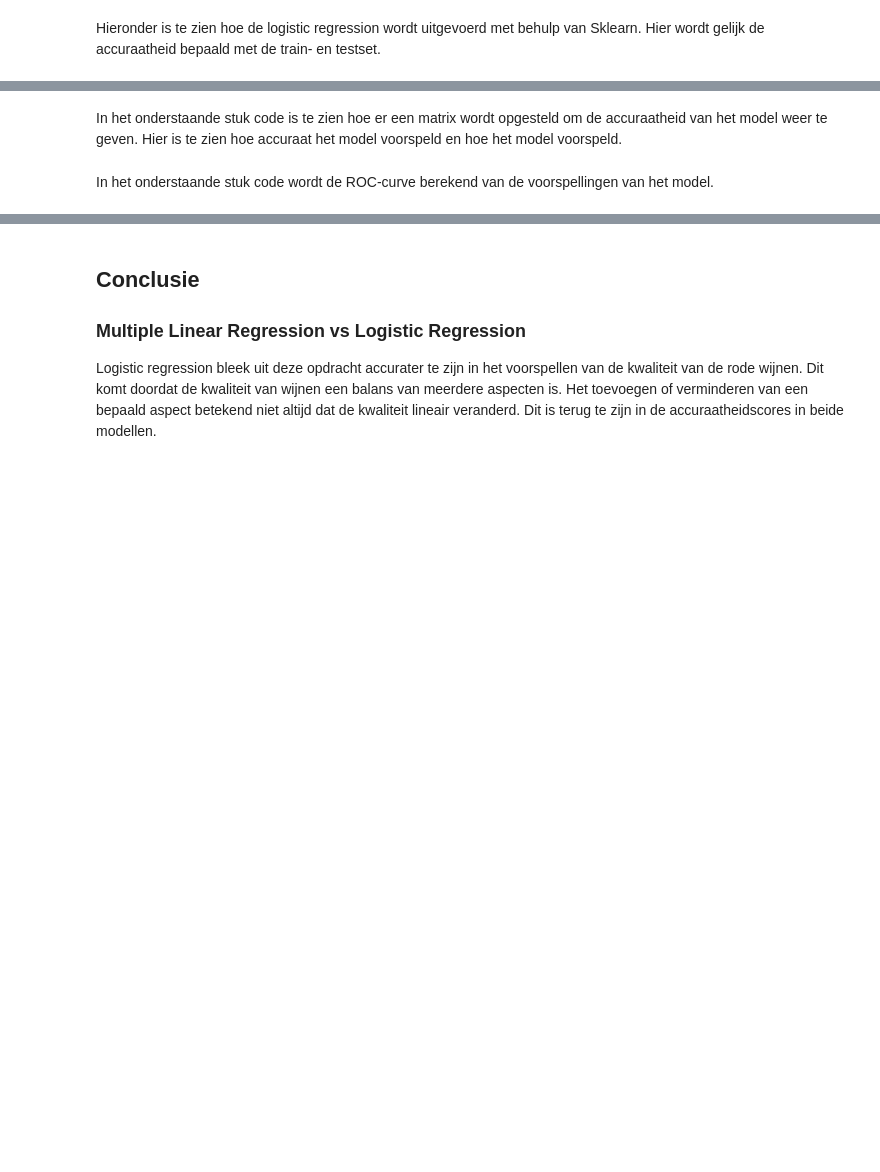
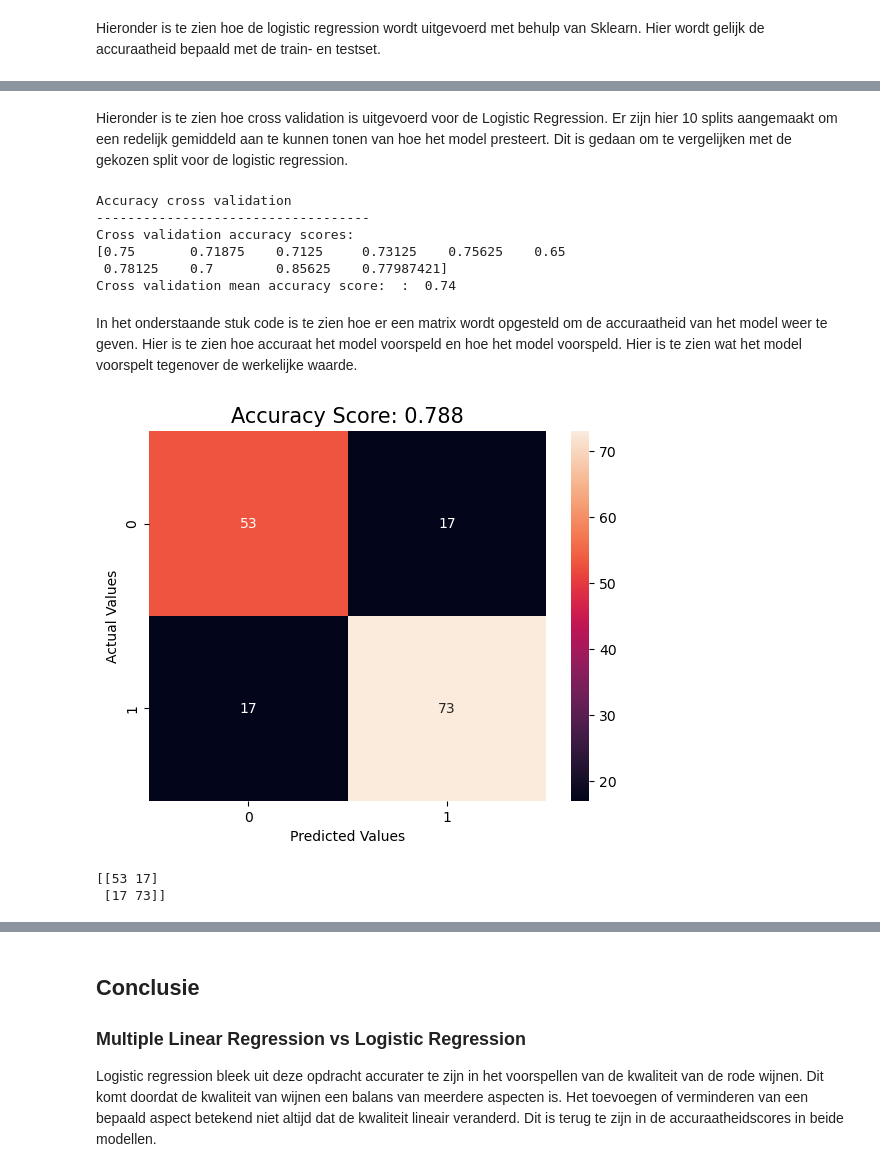
Before and after one commit to BrVerheijen/DataScience_PI7, a Jupyter notebook: verslag.ipynb, the cells around one changed output, grey strips where cells are left out. Saved outputs shown, nothing was run; the diff lists cells and outputs as text; code cells hidden in the pictures; blank space fills up the shorter version.

Commit message:
feedback verwerkt en decision tree en random forest

```diff
--- a/verslag.ipynb
+++ b/verslag.ipynb
@@ -161,23 +210,41 @@ print('One-vs-rest', '-'*35,
+# %% [markdown]
+Hieronder is te zien hoe cross validation is uitgevoerd voor de Logistic Regression. Er zijn hier 10 splits aangemaakt om een redelijk gemiddeld aan te kunnen tonen van hoe het model presteert. Dit is gedaan om te vergelijken met de gekozen split voor de logistic regression.
+# %%
+#Cross validation for Logistic Regression
+cv = KFold(n_splits=10, random_state=42, shuffle=True)
+cross_val_score_lr = cross_val_score(model_lr, X_log, y_log, scoring="accuracy", cv=cv, n_jobs=1)
+print('Accuracy cross validation', '-'*35,
+"Cross validation accuracy scores:", cross_val_score_lr,
+"Cross validation mean accuracy score:  :  {:.2f}".format(cross_val_score_lr.mean()),sep='\n')
+# %% [output]
+Accuracy cross validation
+-----------------------------------
+Cross validation accuracy scores:
+[0.75       0.71875    0.7125     0.73125    0.75625    0.65
+ 0.78125    0.7        0.85625    0.77987421]
+Cross validation mean accuracy score:  :  0.74
 # %% [markdown]
-In het onderstaande stuk code is te zien hoe er een matrix wordt opgesteld om de accuraatheid van het model weer te geven. Hier is te zien hoe accuraat het model voorspeld en hoe het model voorspeld.
+In het onderstaande stuk code is te zien hoe er een matrix wordt opgesteld om de accuraatheid van het model weer te geven. Hier is te zien hoe accuraat het model voorspeld en hoe het model voorspeld. Hier is te zien wat het model voorspelt tegenover de werkelijke waarde.
 # %%
 
 log_predictions = model_lr.predict(X_log_test)
 
 #confusion matrix
-score = round(accuracy_score(y_log_test, log_predictions), 3)
+score_lr = round(accuracy_score(y_log_test, log_predictions), 3)
 confusionMatrix_test = cm(y_log_test, log_predictions)
 sns.heatmap(confusionMatrix_test, annot=True, fmt='.0f')
 plt.xlabel('Predicted Values')
 plt.ylabel('Actual Values')
-plt.title('Accuracy Score: {0}'.format(score), size = 15)
+plt.title('Accuracy Score: {0}'.format(score_lr), size = 15)
 plt.show()
 
 #Array confusion matrix
 log_pred_test = model_lr.predict(X_log_test)
 log_pred_train = model_lr.predict(X_log_train)
 
 cm = cm(y_log_test, log_pred_test)
 print(cm)
+# %% [output]
+[figure, added]
+[[53 17]
+ [17 73]]
-# %% [markdown]
-In het onderstaande stuk code wordt de ROC-curve berekend van de voorspellingen van het model.
```
Also changed, not shown: parts of 30 cells of this notebook.
